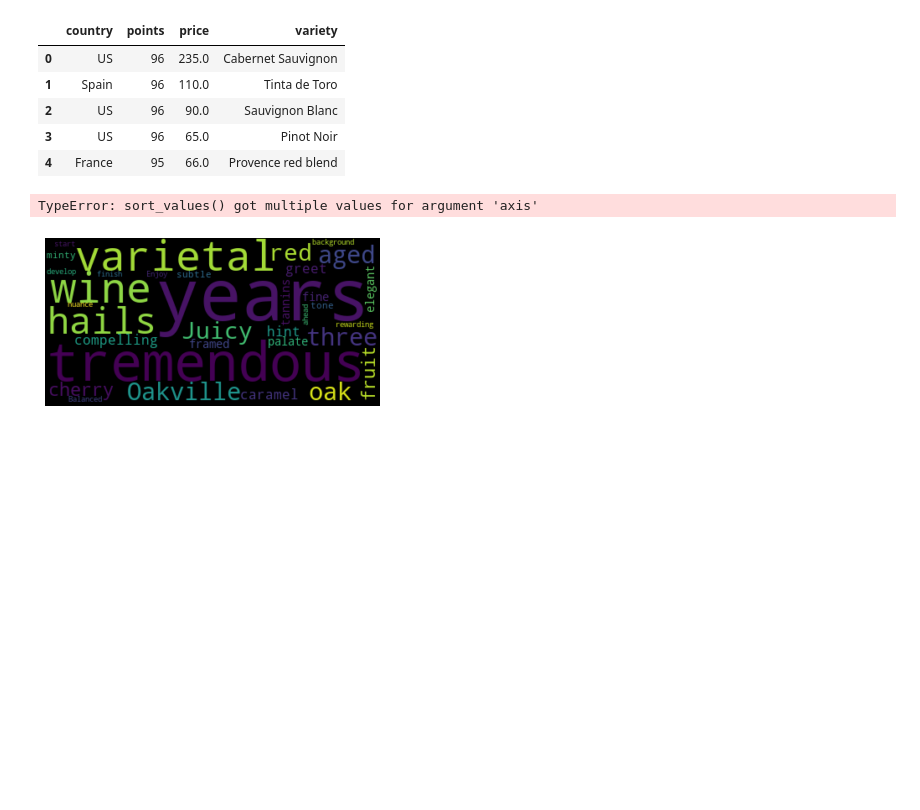
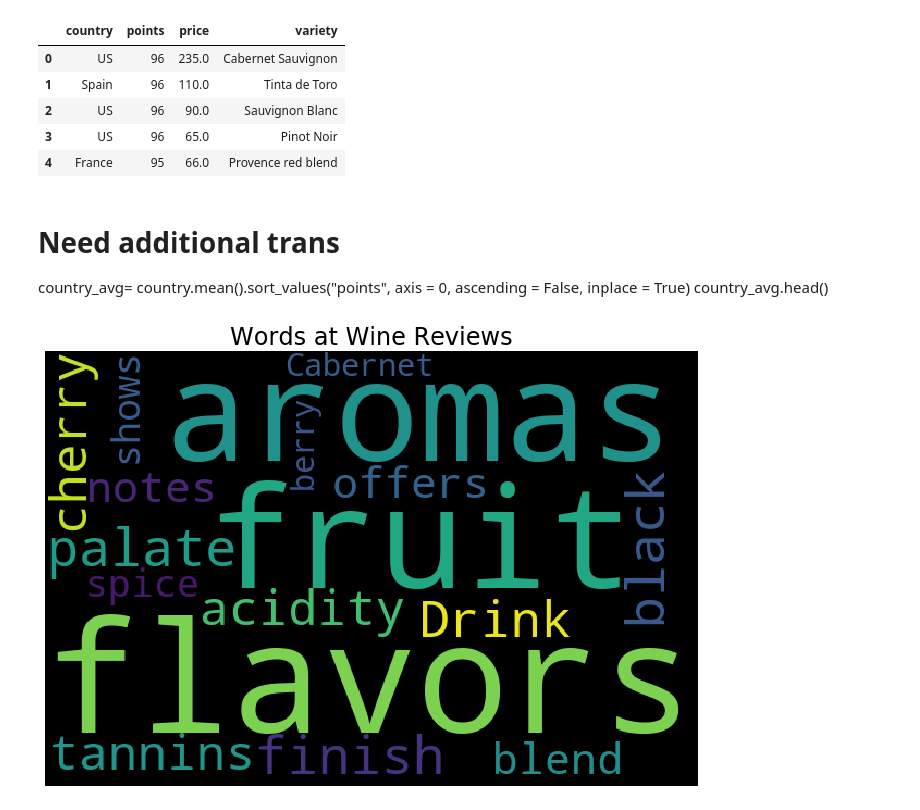
Before and after one commit to alanhuerta1/ETL-, a Jupyter notebook: SipHappens.ipynb, the cells around one changed output. Cells and saved outputs as stored; diff of their text form; code cells hidden in the pictures; blank space fills up the shorter version.

```diff
--- a/SipHappens.ipynb
+++ b/SipHappens.ipynb
@@ -263,10 +276,3 @@ country.head()
 | 2 | US | 96 | 90.0 | Sauvignon Blanc |
 | 3 | US | 96 | 65.0 | Pinot Noir |
 | 4 | France | 95 | 66.0 | Provence red blend |
-# %%
-#
-country_avg= country.mean().sort_values("points", axis = 0, ascending = False,
-                 inplace = True)
-country_avg.head()
-# %% [output]
-TypeError: sort_values() got multiple values for argument 'axis'
@@ -280,7 +279,41 @@ wordcloud= WordCloud().generate(text)
-# %%
-#display
-plt.imshow(wordcloud, interpolation= 'bilinear')
-plt.axis("off")
-plt.show()
-# %% [output]
-[figure, removed]
+# %% [markdown]
+# Need additional trans
+country_avg= country.mean().sort_values("points", axis = 0, ascending = False,
+                 inplace = True)
+country_avg.head()
+# %%
+#Reviews WordCloud
+#text = secmerge_df.description[0]
+dxns = secmerge_df.description.str.split(' ')
+rw = [ word for desc in dxns for word in desc]
+rw4 = [ w for w in rw if len(w) > 4]
+rwSerie = pd.Series(rw4)
+rwCounts = rwSerie.value_counts()
+top20 = rwCounts[:20]#testing for 1 review
+# %%
+##Simple WC
+#create WC
+# wordcloud= WordCloud().generate(text)
+# #display
+# plt.imshow(wordcloud, interpolation= 'bilinear')
+# plt.axis("off")
+# plt.show()
+#wordcloud.to_file()
+
+#Glorious WC
+words = ''
+for w in top20.index:
+    for i in range(top20.loc[w] // 5000):
+        words = words + w + ' '
+
+plt.figure(figsize=(12,8))
+wc = WordCloud(background_color='black', max_font_size=200,
+                            width=600,
+                            height=400,
+                            max_words=20,
+                            relative_scaling=.2).generate(words)
+plt.imshow(wc)
+plt.title("Words at Wine Reviews", fontsize=24)
+plt.axis("off");
+# %% [output]
+[figure, added]
```
Also changed, not shown: parts of 3 cells of this notebook.
